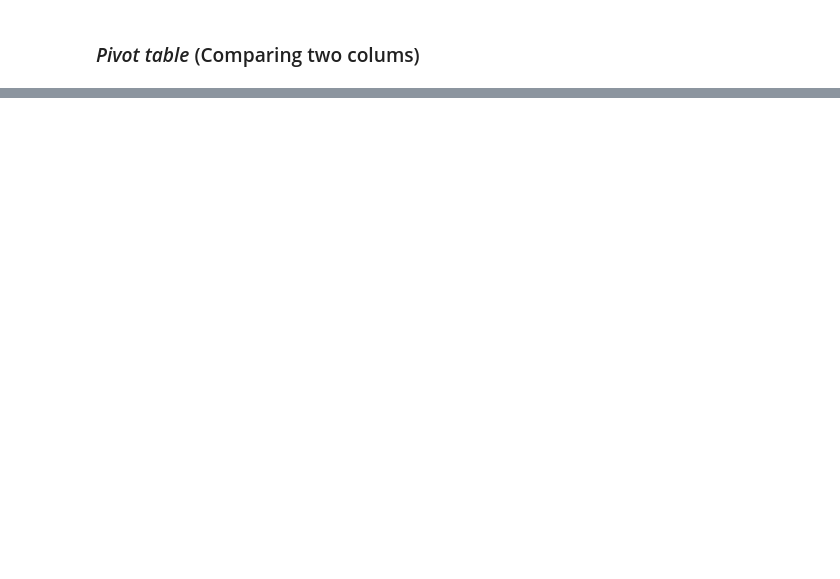
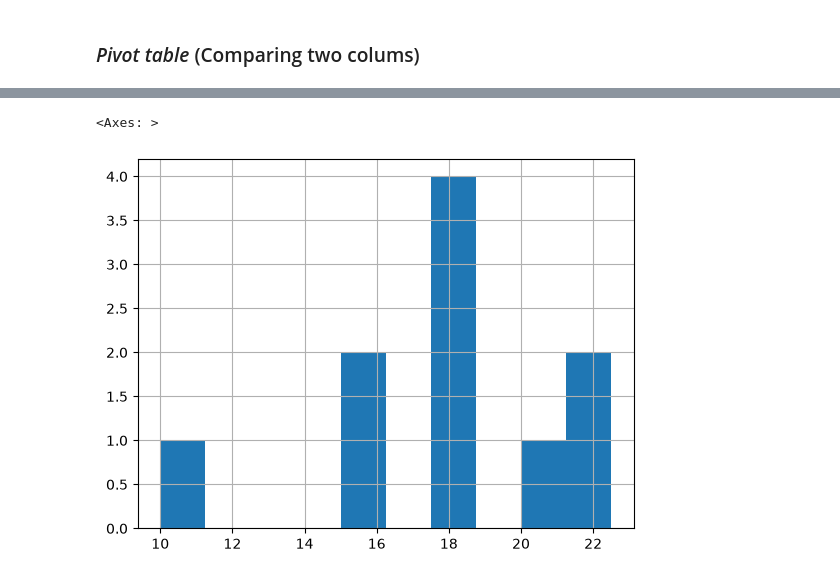
Before and after one commit to prasadmadhav44-coder/GEN_AI, a Jupyter notebook: Pandas/Pandas.ipynb, the cells around one changed output, grey strips where cells are left out. Drawn from its saved outputs; the diff is of its cells as text; code cells hidden in the pictures; blank space fills up the shorter version.

```diff
--- a/Pandas/Pandas.ipynb
+++ b/Pandas/Pandas.ipynb
@@ -292,0 +330,5 @@ pd.crosstab(df1["Brand"],df1[""])
+# %%
+df1["Mileage"].hist()
+# %% [output]
+<Axes: >
+[figure, added]
```
Also changed, not shown: parts of 43 cells of this notebook, 2 other files.
